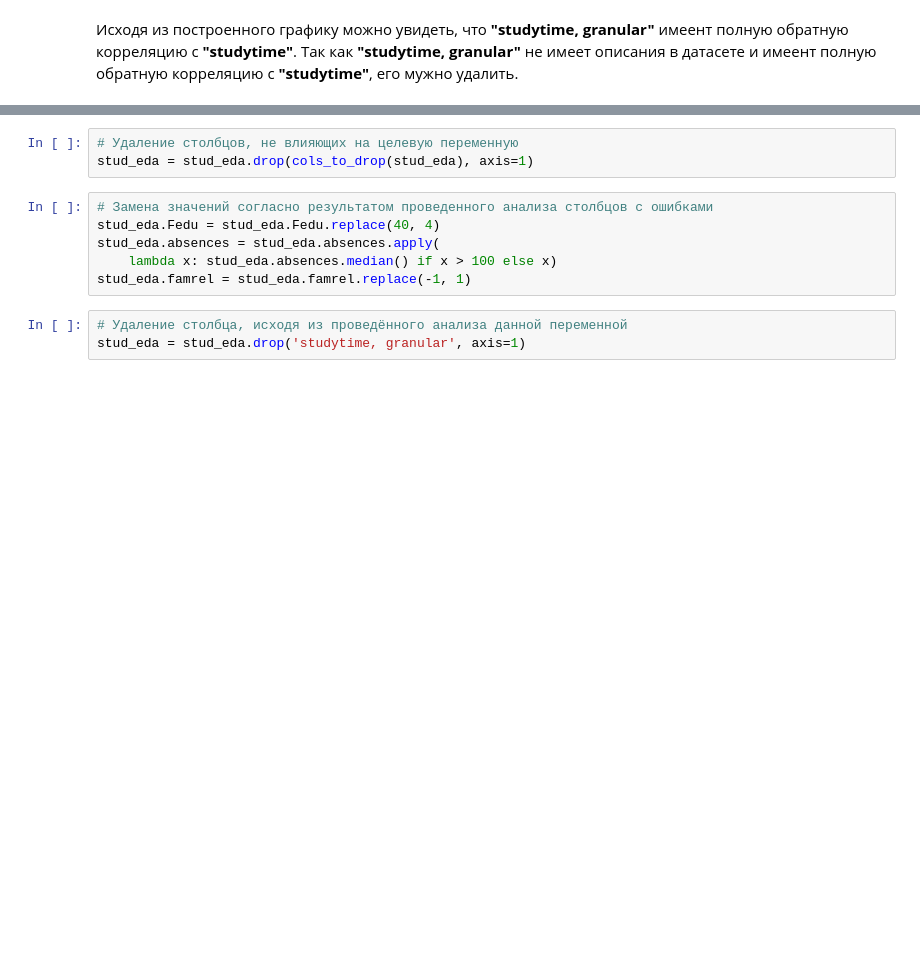
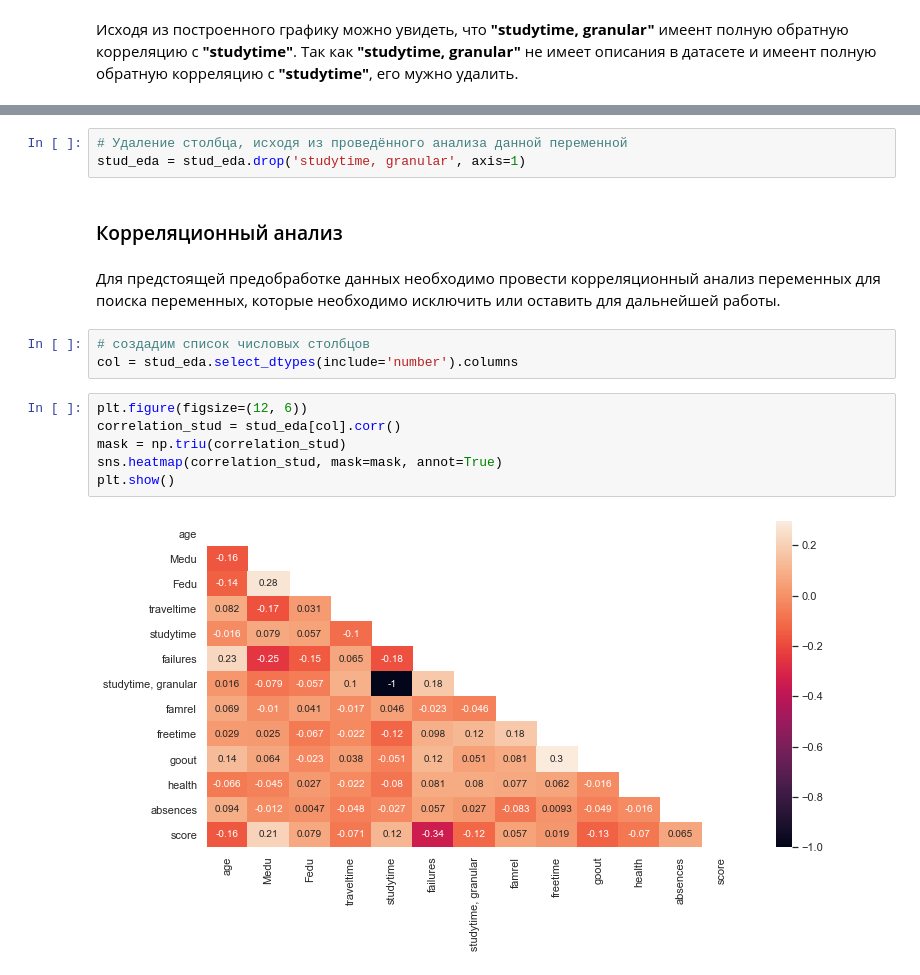
Before and after one commit to g0dzef/ML, a Jupyter notebook: module_2/Student_EDA.ipynb, the cells around one changed output, grey strips where cells are left out. Cells and saved outputs as stored; diff of their text form; blank space fills up the shorter version.

```diff
--- a/module_2/Student_EDA.ipynb
+++ b/module_2/Student_EDA.ipynb
@@ -436,12 +479,18 @@ stud_eda = stud_eda.dropna(subset=['score'])
-# %%
-# Удаление столбцов, не влияющих на целевую переменную
-stud_eda = stud_eda.drop(cols_to_drop(stud_eda), axis=1)
-# %%
-# Замена значений согласно результатом проведенного анализа столбцов с ошибками
-stud_eda.Fedu = stud_eda.Fedu.replace(40, 4)
-stud_eda.absences = stud_eda.absences.apply(
-    lambda x: stud_eda.absences.median() if x > 100 else x)
-stud_eda.famrel = stud_eda.famrel.replace(-1, 1)
 # %%
 # Удаление столбца, исходя из проведённого анализа данной переменной
 stud_eda = stud_eda.drop('studytime, granular', axis=1)
+# %% [markdown]
+### Корреляционный анализ
+# %% [markdown]
+Для предстоящей предобработке данных необходимо провести корреляционный анализ переменных для поиска переменных, которые необходимо исключить или оставить для дальнейшей работы.
+# %%
+# создадим список числовых столбцов
+col = stud_eda.select_dtypes(include='number').columns
+# %%
+plt.figure(figsize=(12, 6))
+correlation_stud = stud_eda[col].corr()
+mask = np.triu(correlation_stud)
+sns.heatmap(correlation_stud, mask=mask, annot=True)
+plt.show()
+# %% [output]
+[figure, added]
```
Also changed, not shown: parts of 20 cells of this notebook.
